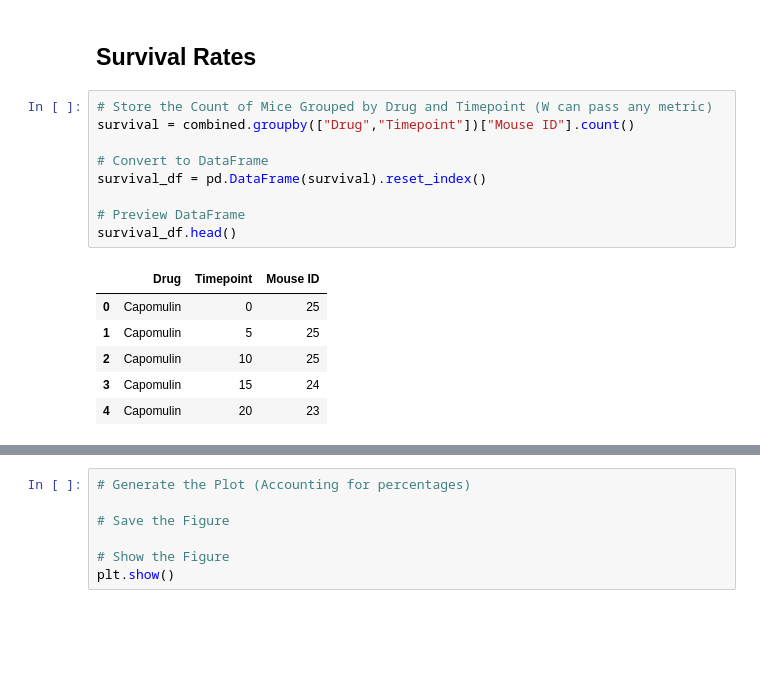
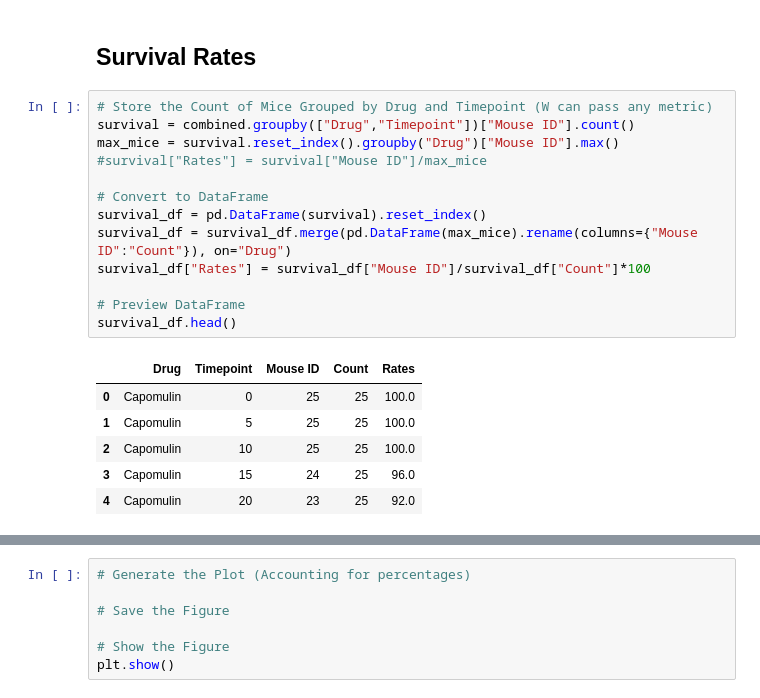
Before and after one commit to efrisch6/matplotlib-challenge, a Jupyter notebook: Pymaceuticals/pymaceuticals_starter.ipynb, the cells around one changed output, grey strips where cells are left out. Saved outputs shown, nothing was run; the diff lists cells and outputs as text; blank space fills up the shorter version.

```diff
--- a/Pymaceuticals/pymaceuticals_starter.ipynb
+++ b/Pymaceuticals/pymaceuticals_starter.ipynb
@@ -231,16 +223,20 @@ mean_met_pivot.head()
 # %%
 # Store the Count of Mice Grouped by Drug and Timepoint (W can pass any metric)
 survival = combined.groupby(["Drug","Timepoint"])["Mouse ID"].count()
+max_mice = survival.reset_index().groupby("Drug")["Mouse ID"].max()
+#survival["Rates"] = survival["Mouse ID"]/max_mice
 
 # Convert to DataFrame
 survival_df = pd.DataFrame(survival).reset_index()
+survival_df = survival_df.merge(pd.DataFrame(max_mice).rename(columns={"Mouse ID":"Count"}), on="Drug")
+survival_df["Rates"] = survival_df["Mouse ID"]/survival_df["Count"]*100
 
 # Preview DataFrame
 survival_df.head()
 # %% [output]
-|  | Drug | Timepoint | Mouse ID |
-| 0 | Capomulin | 0 | 25 |
-| 1 | Capomulin | 5 | 25 |
-| 2 | Capomulin | 10 | 25 |
-| 3 | Capomulin | 15 | 24 |
-| 4 | Capomulin | 20 | 23 |
+|  | Drug | Timepoint | Mouse ID | Count | Rates |
+| 0 | Capomulin | 0 | 25 | 25 | 100.0 |
+| 1 | Capomulin | 5 | 25 | 25 | 100.0 |
+| 2 | Capomulin | 10 | 25 | 25 | 100.0 |
+| 3 | Capomulin | 15 | 24 | 25 | 96.0 |
+| 4 | Capomulin | 20 | 23 | 25 | 92.0 |
```
Also changed, not shown: parts of 21 cells of this notebook.
